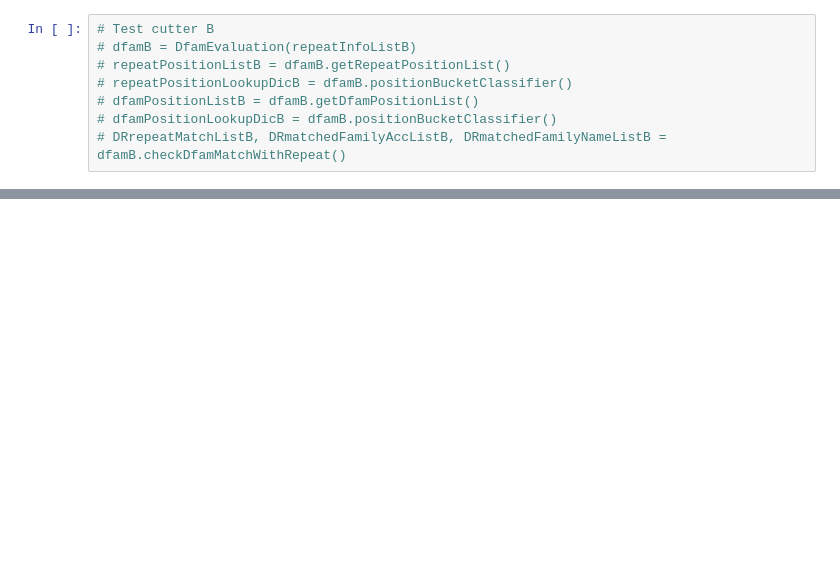
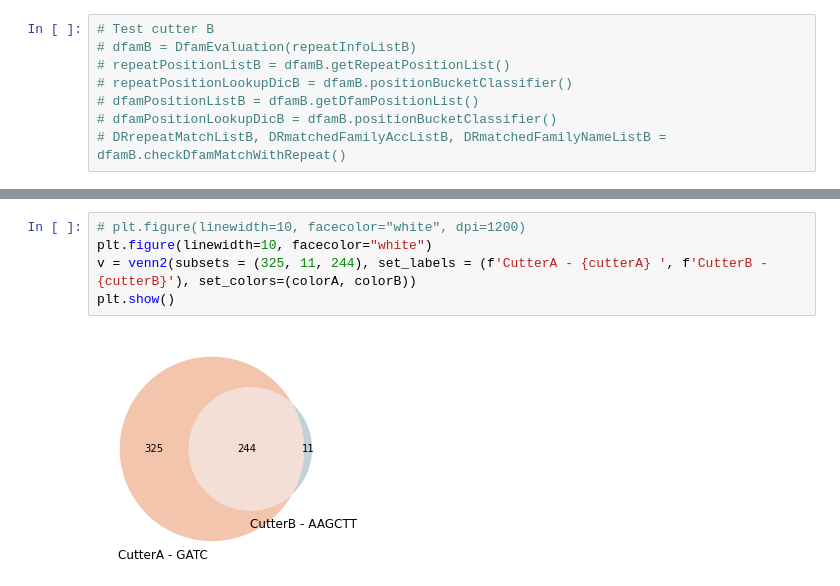
Before and after one commit to Jasmine-fe/GenomeAnalysis, a Jupyter notebook: src/main.ipynb, the cells around one changed output, grey strips where cells are left out. Cells and saved outputs as stored; diff of their text form; blank space fills up the shorter version.

Commit message:
[ Main ] multiple cutter

```diff
--- a/src/main.ipynb
+++ b/src/main.ipynb
@@ -126,0 +196,7 @@ matchCount:255  dfamCount:602   Ratio:0.42358803986710963
+# %%
+# plt.figure(linewidth=10, facecolor="white", dpi=1200)
+plt.figure(linewidth=10, facecolor="white")
+v = venn2(subsets = (325, 11, 244), set_labels = (f'CutterA - {cutterA} ', f'CutterB - {cutterB}'), set_colors=(colorA, colorB))
+plt.show()
+# %% [output]
+[figure, added]
```
Also changed, not shown: parts of 32 cells of this notebook, 2 other files.
